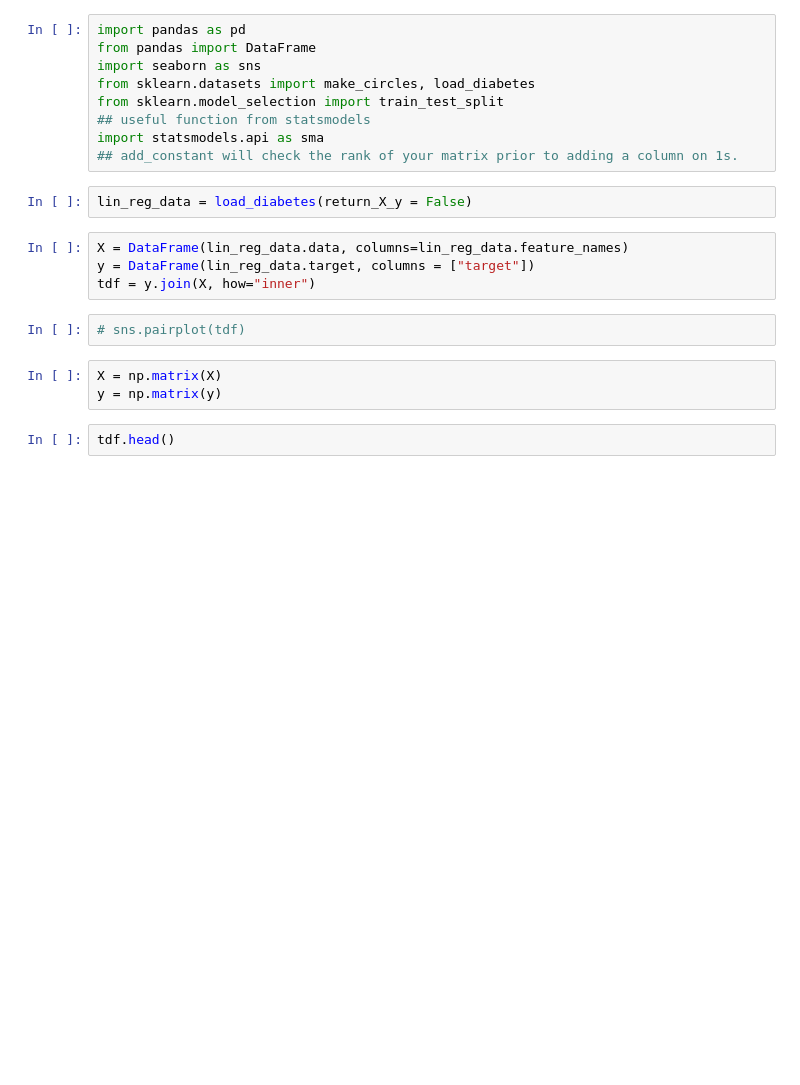
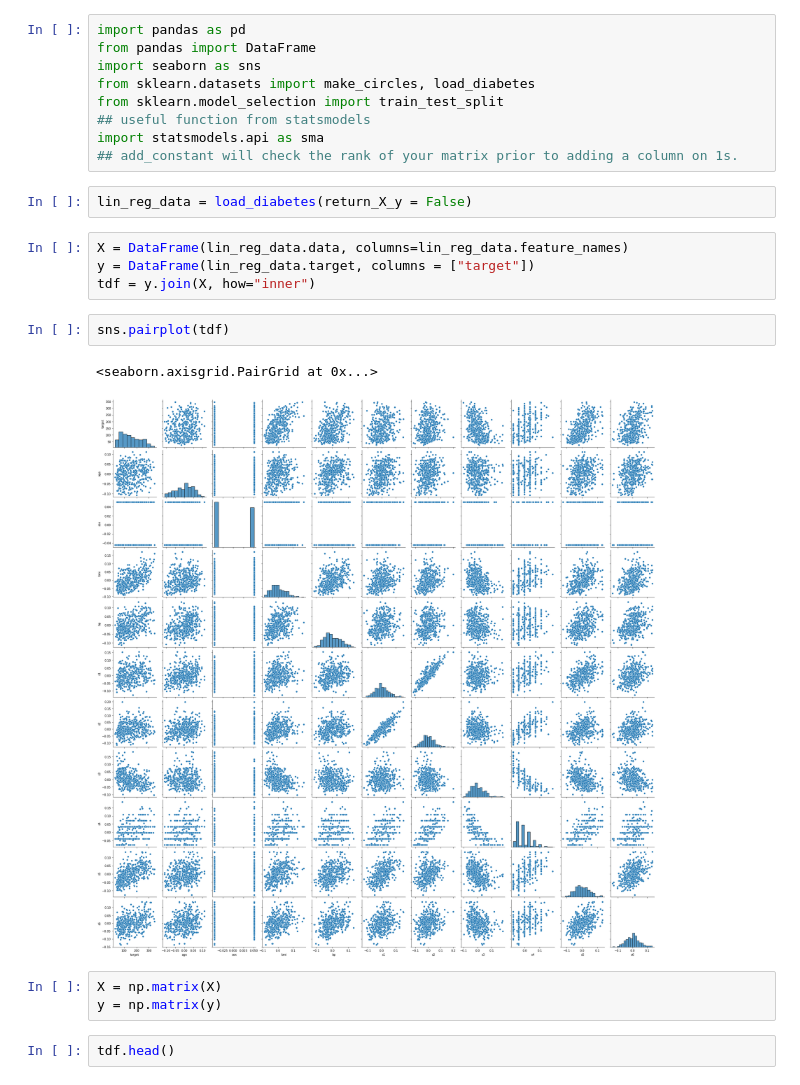
Before and after one commit to timsetsfire/m4ml, a Jupyter notebook: Vector_Calculus_(M4ML).ipynb, the cells around one changed output. Saved outputs shown, nothing was run; the diff lists cells and outputs as text; blank space fills up the shorter version.

```diff
--- a/Vector_Calculus_(M4ML).ipynb
+++ b/Vector_Calculus_(M4ML).ipynb
@@ -26,7 +26,10 @@ X = DataFrame(lin_reg_data.data, columns=lin_reg_data.feature_names)
 y = DataFrame(lin_reg_data.target, columns = ["target"])
 tdf = y.join(X, how="inner")
 # %%
-# sns.pairplot(tdf)
+sns.pairplot(tdf)
+# %% [output]
+<seaborn.axisgrid.PairGrid at 0x...>
+[figure, added]
 # %%
 X = np.matrix(X)
 y = np.matrix(y)
```
Also changed, not shown: parts of 7 cells of this notebook.
